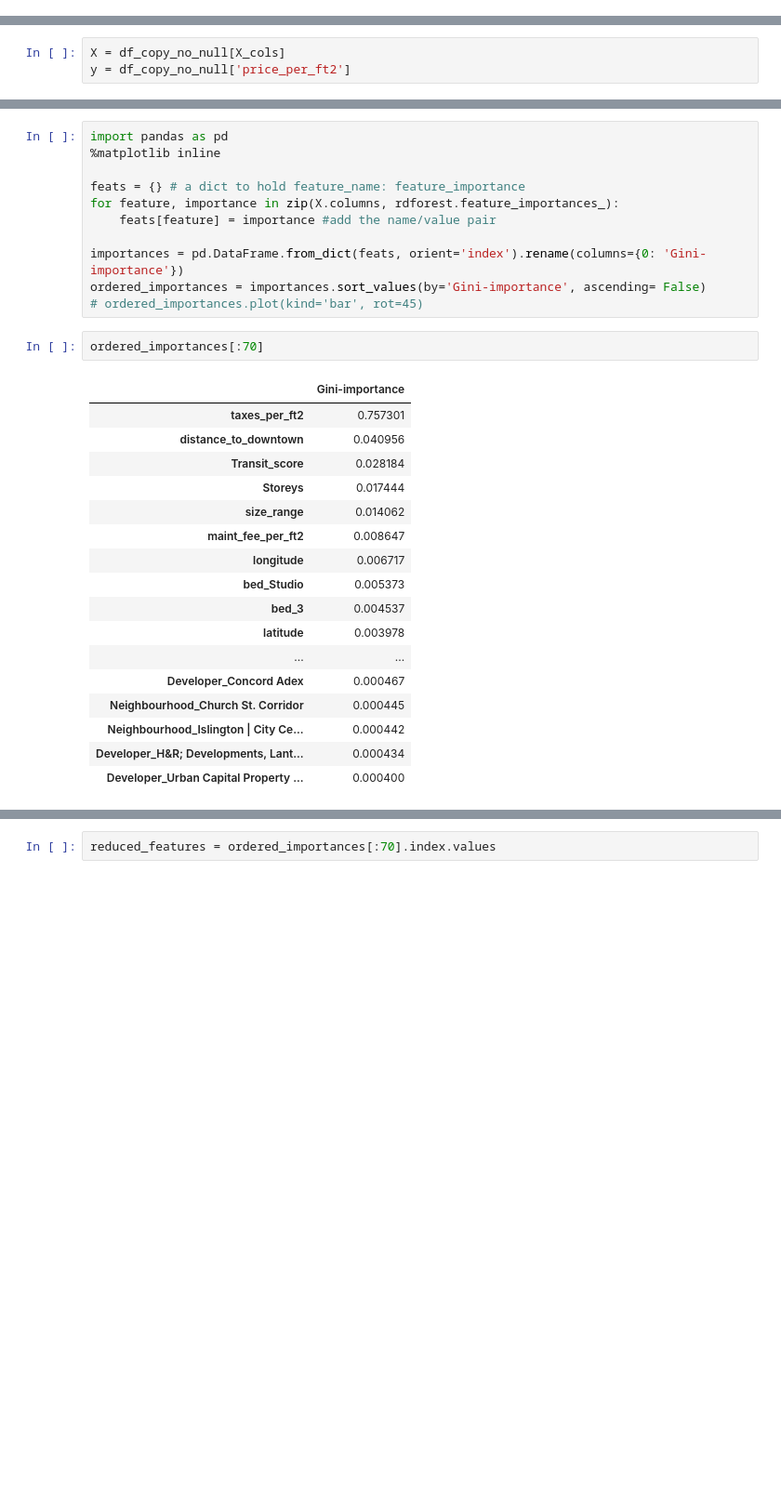
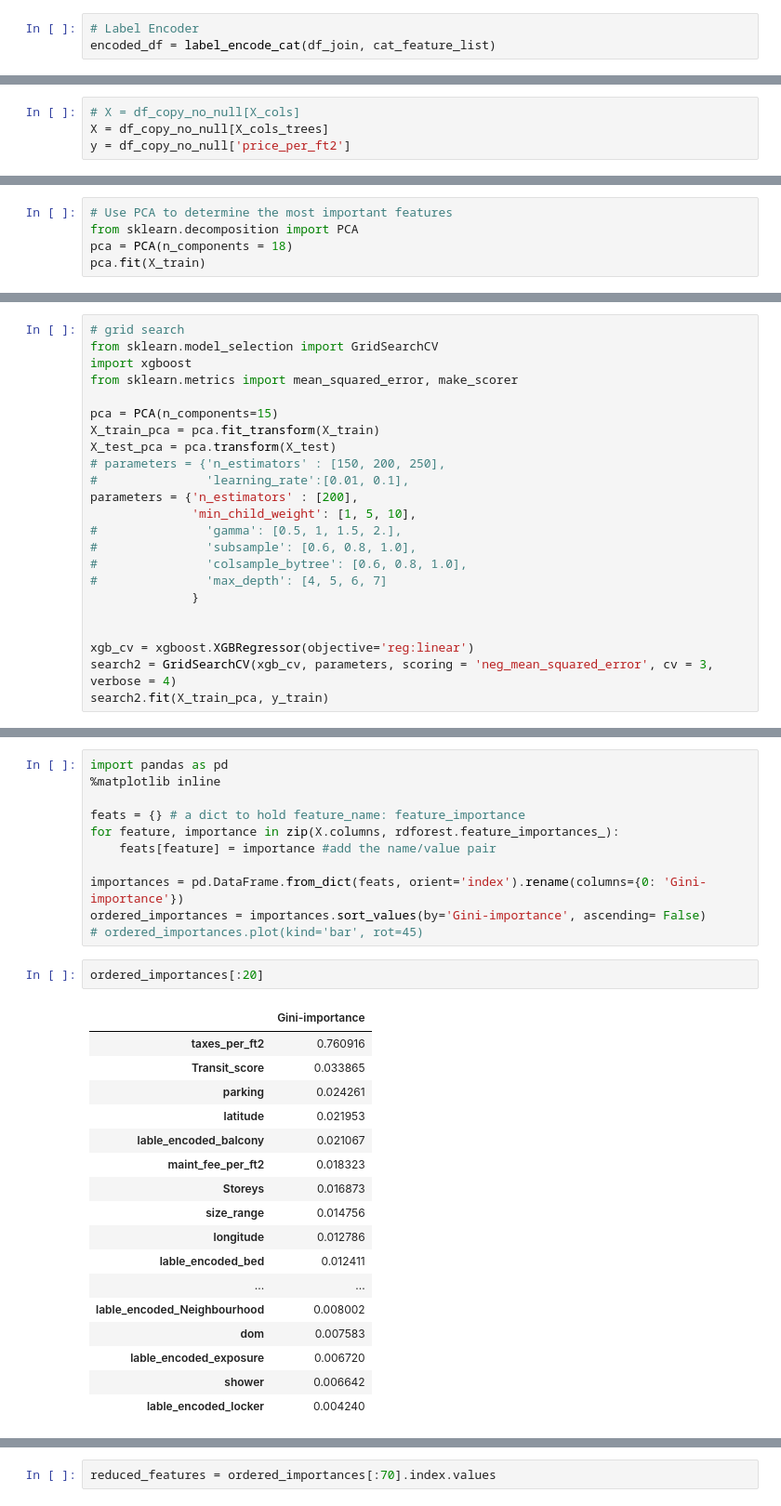
Before and after one commit to rogsx/condo_price_prediction, a Jupyter notebook: notebooks/Model.ipynb, the cells around one changed output, grey strips where cells are left out. Shown: that part at 93% size. Cells and saved outputs as stored; diff of their text form; blank space fills up the shorter version.

```diff
--- a/notebooks/Model.ipynb
+++ b/notebooks/Model.ipynb
@@ -235,3 +245,6 @@ encoded_df = encode_cat(df_join, cat_feature_list)
+# %%
+# Label Encoder
+encoded_df = label_encode_cat(df_join, cat_feature_list)
 # %%
 # For parking, user binarizer to encode as it should be a boolean value
 binarizer_prk = preprocessing.LabelBinarizer(sparse_output=False)
@@ -969,6 +459,7 @@ X_cols = ['distance_to_downtown','size_range',
 # %%
 df_copy_no_null = df_copy.dropna(subset = ['Storeys', 'Transit_score', 'floor_ratio'])
 # %%
-X = df_copy_no_null[X_cols]
+# X = df_copy_no_null[X_cols]
+X = df_copy_no_null[X_cols_trees]
 y = df_copy_no_null['price_per_ft2']
 # %%
@@ -1119,0 +666,5 @@ np.sqrt(3.37055988e+09)/575731.77
+# %%
+# Use PCA to determine the most important features
+from sklearn.decomposition import PCA
+pca = PCA(n_components = 18)
+pca.fit(X_train)
@@ -1119,0 +713,23 @@ np.sqrt(3.37055988e+09)/575731.77
+# %%
+# grid search
+from sklearn.model_selection import GridSearchCV
+import xgboost
+from sklearn.metrics import mean_squared_error, make_scorer
+
+pca = PCA(n_components=15)
+X_train_pca = pca.fit_transform(X_train)
+X_test_pca = pca.transform(X_test)
+# parameters = {'n_estimators' : [150, 200, 250],
+#               'learning_rate':[0.01, 0.1],
+parameters = {'n_estimators' : [200],
+              'min_child_weight': [1, 5, 10],
+#               'gamma': [0.5, 1, 1.5, 2.],
+#               'subsample': [0.6, 0.8, 1.0],
+#               'colsample_bytree': [0.6, 0.8, 1.0],
+#               'max_depth': [4, 5, 6, 7]
+              }
+
+
+xgb_cv = xgboost.XGBRegressor(objective='reg:linear')
+search2 = GridSearchCV(xgb_cv, parameters, scoring = 'neg_mean_squared_error', cv = 3, verbose = 4)
+search2.fit(X_train_pca, y_train)
@@ -1143,22 +823,22 @@ importances = pd.DataFrame.from_dict(feats, orient='index').rename(columns={0: '
 ordered_importances = importances.sort_values(by='Gini-importance', ascending= False)
 # ordered_importances.plot(kind='bar', rot=45)
 # %%
-ordered_importances[:70]
+ordered_importances[:20]
 # %% [output]
 |  | Gini-importance |
-| taxes_per_ft2 | 0.757301 |
-| distance_to_downtown | 0.040956 |
-| Transit_score | 0.028184 |
-| Storeys | 0.017444 |
-| size_range | 0.014062 |
-| maint_fee_per_ft2 | 0.008647 |
-| longitude | 0.006717 |
-| bed_Studio | 0.005373 |
-| bed_3 | 0.004537 |
-| latitude | 0.003978 |
+| taxes_per_ft2 | 0.760916 |
+| Transit_score | 0.033865 |
+| parking | 0.024261 |
+| latitude | 0.021953 |
+| lable_encoded_balcony | 0.021067 |
+| maint_fee_per_ft2 | 0.018323 |
+| Storeys | 0.016873 |
+| size_range | 0.014756 |
+| longitude | 0.012786 |
+| lable_encoded_bed | 0.012411 |
 | ... | ... |
-| Developer_Concord Adex | 0.000467 |
-| Neighbourhood_Church St. Corridor | 0.000445 |
-| Neighbourhood_Islington | City Ce... | 0.000442 |
-| Developer_H&R; Developments, Lant... | 0.000434 |
-| Developer_Urban Capital Property ... | 0.000400 |
+| lable_encoded_Neighbourhood | 0.008002 |
+| dom | 0.007583 |
+| lable_encoded_exposure | 0.006720 |
+| shower | 0.006642 |
+| lable_encoded_locker | 0.004240 |
```
Also changed, not shown: parts of 63 cells of this notebook.
